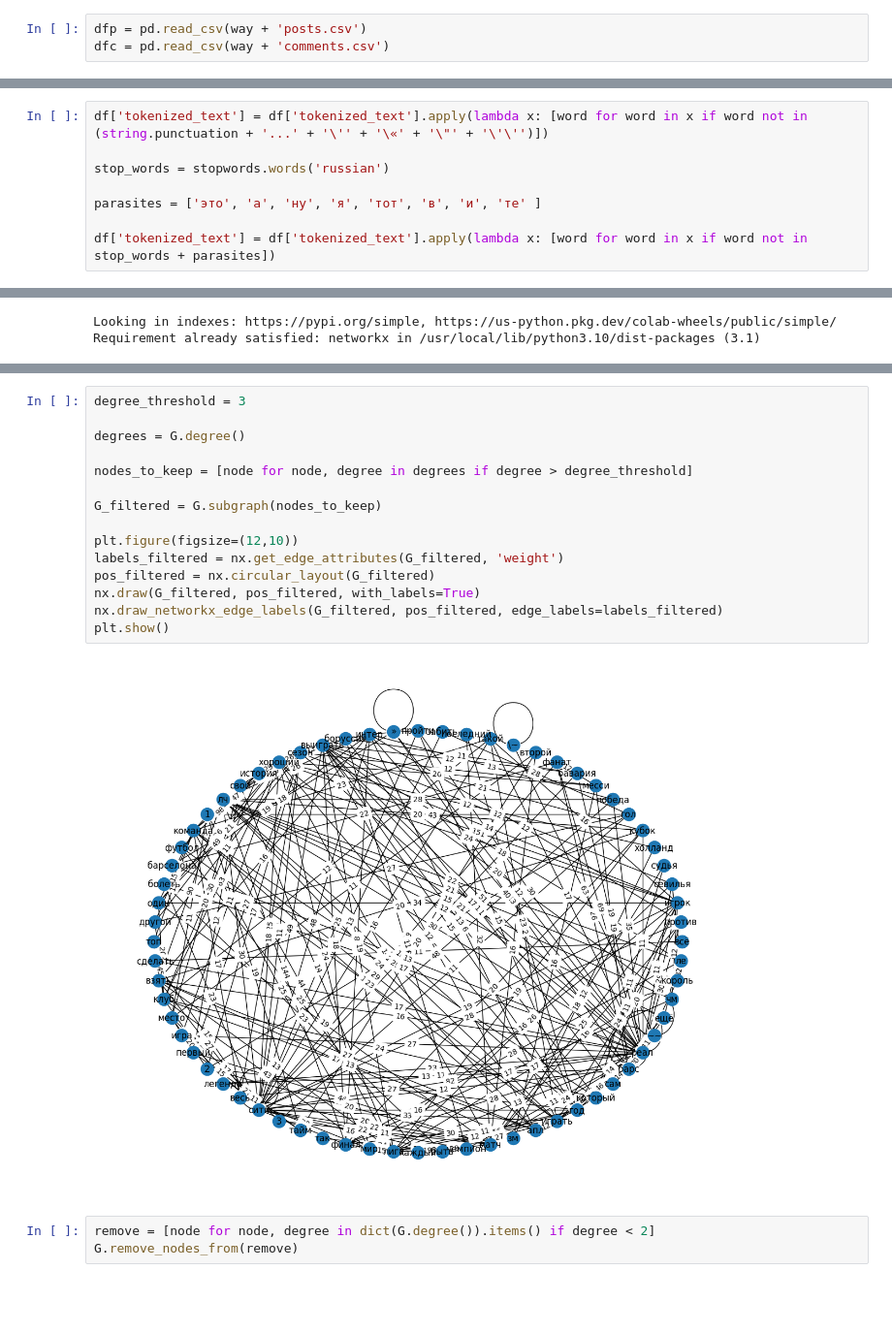
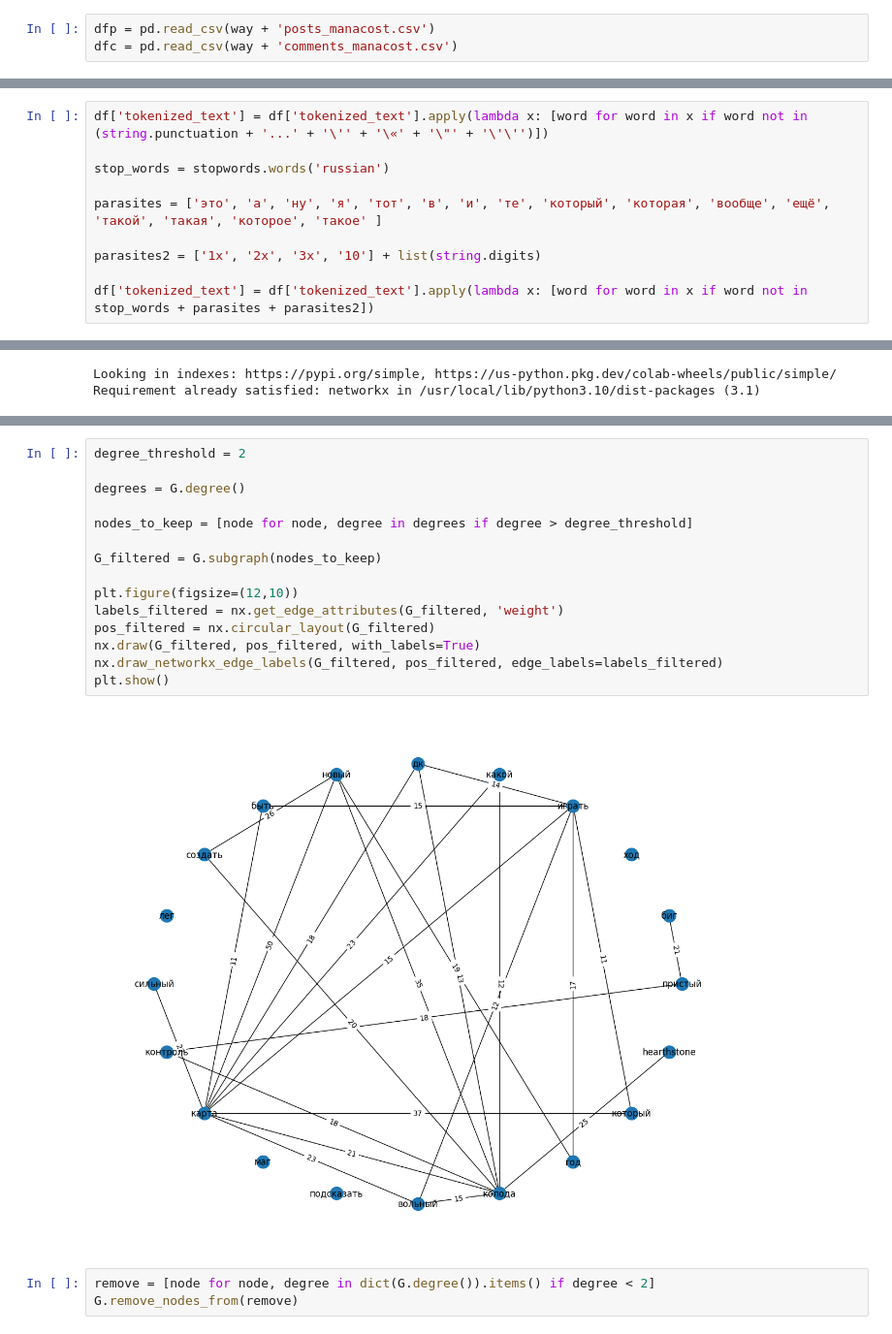
Before and after one commit to Smoking-Stell/data_science, a Jupyter notebook: VK_group_analyse.ipynb, the cells around one changed output, grey strips where cells are left out. Shown at 97% size. Cells and saved outputs as stored; diff of their text form; blank space fills up the shorter version.

```diff
--- a/VK_group_analyse.ipynb
+++ b/VK_group_analyse.ipynb
@@ -148,8 +212,8 @@ with open('comments.csv', 'w', newline='', encoding='utf-8') as file:
 # %% [markdown]
 # Работа с данными
 # %%
-dfp = pd.read_csv(way + 'posts.csv')
-dfc = pd.read_csv(way + 'comments.csv')
+dfp = pd.read_csv(way + 'posts_manacost.csv')
+dfc = pd.read_csv(way + 'comments_manacost.csv')
 # %%
 dfp['marked_as_ads'].sum()
 # %% [output]
@@ -229,6 +288,8 @@ df['tokenized_text'] = df['tokenized_text'].apply(lambda x: [word for word in x
 
 stop_words = stopwords.words('russian')
 
-parasites = ['это', 'а', 'ну', 'я', 'тот', 'в', 'и', 'те' ]
+parasites = ['это', 'а', 'ну', 'я', 'тот', 'в', 'и', 'те', 'который', 'которая', 'вообще', 'ещё', 'такой', 'такая', 'которое', 'такое' ]
 
-df['tokenized_text'] = df['tokenized_text'].apply(lambda x: [word for word in x if word not in stop_words + parasites])
+parasites2 = ['1x', '2x', '3x', '10'] + list(string.digits)
+
+df['tokenized_text'] = df['tokenized_text'].apply(lambda x: [word for word in x if word not in stop_words + parasites + parasites2])
@@ -551,20 +576,20 @@ plt.show()
 # %%
-degree_threshold = 3
+degree_threshold = 2
 
 degrees = G.degree()
 
 nodes_to_keep = [node for node, degree in degrees if degree > degree_threshold]
 
 G_filtered = G.subgraph(nodes_to_keep)
 
 plt.figure(figsize=(12,10))
 labels_filtered = nx.get_edge_attributes(G_filtered, 'weight')
 pos_filtered = nx.circular_layout(G_filtered)
 nx.draw(G_filtered, pos_filtered, with_labels=True)
 nx.draw_networkx_edge_labels(G_filtered, pos_filtered, edge_labels=labels_filtered)
 plt.show()
 # %% [output]
-[figure, old version]
+[figure, new version]
 # %%
 remove = [node for node, degree in dict(G.degree()).items() if degree < 2]
 G.remove_nodes_from(remove)
```
Also changed, not shown: parts of 54 cells of this notebook, 44 other files.
